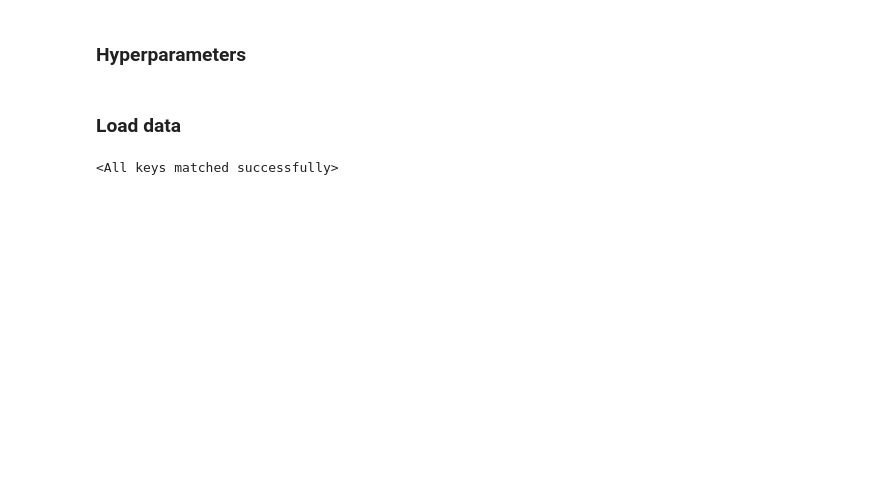
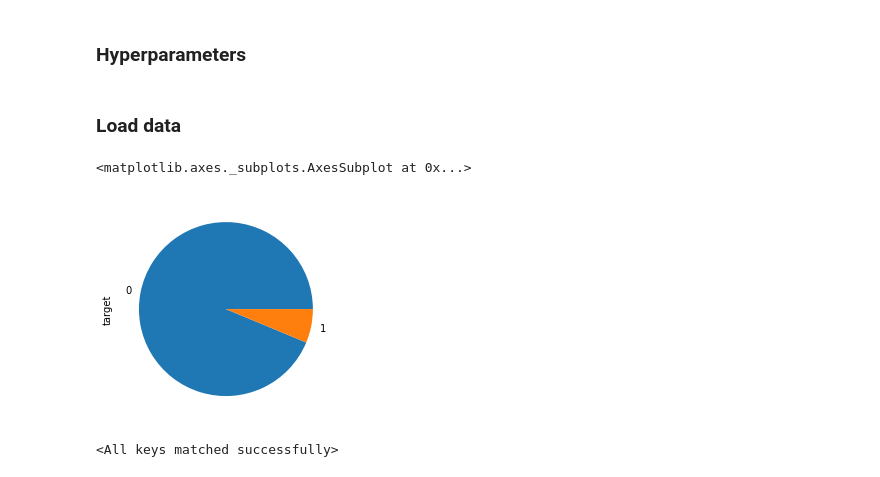
Before and after one commit to tsabata/active_anomaly_detection, a Jupyter notebook: active_ad.ipynb, the cells around one changed output. Cells and saved outputs as stored; diff of their text form; code cells hidden in the pictures; blank space fills up the shorter version.

```diff
--- a/active_ad.ipynb
+++ b/active_ad.ipynb
@@ -53,3 +54,8 @@ X = df.drop(labels='target', axis=1)
+# %%
+y.value_counts().plot.pie()
+# %% [output]
+<matplotlib.axes._subplots.AxesSubplot at 0x...>
+[figure, added]
 # %%
 train_X, val_X, train_y, val_y = train_test_split(
   X, y,
```
Also changed, not shown: parts of 52 cells of this notebook.
